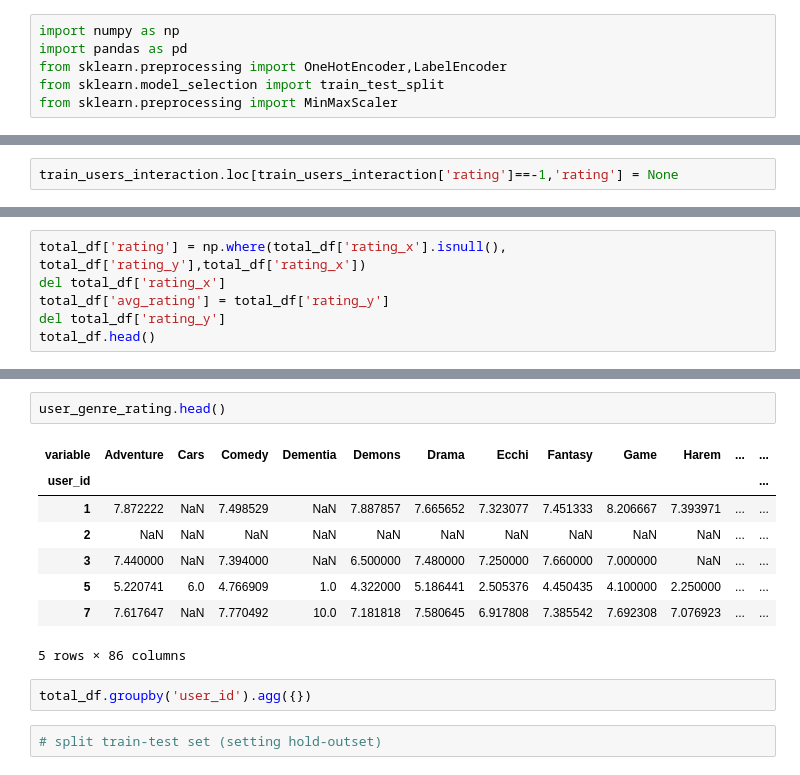
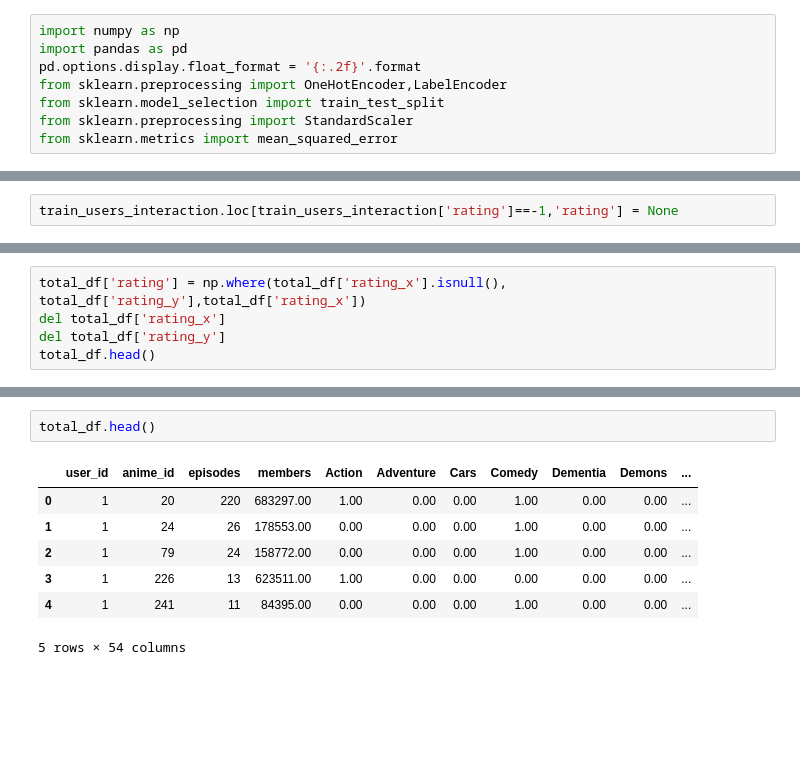
Before and after one commit to KyungbinChoi/Recsys_lecture, a Jupyter notebook: 02_ML_based_recommendation/08_anime_recsys.ipynb, the cells around one changed output, grey strips where cells are left out. Drawn from its saved outputs; the diff is of its cells as text; blank space fills up the shorter version.

```diff
--- a/02_ML_based_recommendation/08_anime_recsys.ipynb
+++ b/02_ML_based_recommendation/08_anime_recsys.ipynb
@@ -4,9 +4,11 @@
 # %%
 import numpy as np
 import pandas as pd
+pd.options.display.float_format = '{:.2f}'.format
 from sklearn.preprocessing import OneHotEncoder,LabelEncoder
 from sklearn.model_selection import train_test_split
-from sklearn.preprocessing import MinMaxScaler
+from sklearn.preprocessing import StandardScaler
+from sklearn.metrics import mean_squared_error
 # %%
 # 데이터셋 로드
 data_path = './anime/'
@@ -142,7 +165,6 @@ total_df.head()
 # %%
 total_df['rating'] = np.where(total_df['rating_x'].isnull(), total_df['rating_y'],total_df['rating_x'])
 del total_df['rating_x']
-total_df['avg_rating'] = total_df['rating_y']
 del total_df['rating_y']
 total_df.head()
 # %% [output]
@@ -161,16 +194,11 @@ user_genre_rating = total_df.melt(id_vars=['user_id', 'rating'], value_vars=genr
 # %%
-user_genre_rating.head()
+total_df.head()
 # %% [output]
-| variable | Adventure | Cars | Comedy | Dementia | Demons | Drama | Ecchi | Fantasy | Game | Harem | ... | ... |
-| user_id |  |  |  |  |  |  |  |  |  |  |  | ... |
-| 1 | 7.872222 | NaN | 7.498529 | NaN | 7.887857 | 7.665652 | 7.323077 | 7.451333 | 8.206667 | 7.393971 | ... | ... |
-| 2 | NaN | NaN | NaN | NaN | NaN | NaN | NaN | NaN | NaN | NaN | ... | ... |
-| 3 | 7.440000 | NaN | 7.394000 | NaN | 6.500000 | 7.480000 | 7.250000 | 7.660000 | 7.000000 | NaN | ... | ... |
-| 5 | 5.220741 | 6.0 | 4.766909 | 1.0 | 4.322000 | 5.186441 | 2.505376 | 4.450435 | 4.100000 | 2.250000 | ... | ... |
-| 7 | 7.617647 | NaN | 7.770492 | 10.0 | 7.181818 | 7.580645 | 6.917808 | 7.385542 | 7.692308 | 7.076923 | ... | ... |
+|  | user_id | anime_id | episodes | members | Action | Adventure | Cars | Comedy | Dementia | Demons | ... |
+| 0 | 1 | 20 | 220 | 683297.00 | 1.00 | 0.00 | 0.00 | 1.00 | 0.00 | 0.00 | ... |
+| 1 | 1 | 24 | 26 | 178553.00 | 0.00 | 0.00 | 0.00 | 1.00 | 0.00 | 0.00 | ... |
+| 2 | 1 | 79 | 24 | 158772.00 | 0.00 | 0.00 | 0.00 | 1.00 | 0.00 | 0.00 | ... |
+| 3 | 1 | 226 | 13 | 623511.00 | 1.00 | 0.00 | 0.00 | 0.00 | 0.00 | 0.00 | ... |
+| 4 | 1 | 241 | 11 | 84395.00 | 0.00 | 0.00 | 0.00 | 1.00 | 0.00 | 0.00 | ... |
-5 rows × 86 columns
+5 rows × 54 columns
-# %%
-total_df.groupby('user_id').agg({})
-# %%
-# split train-test set (setting hold-outset)
 # %%
```
Also changed, not shown: parts of 21 cells of this notebook, 11 other files.
